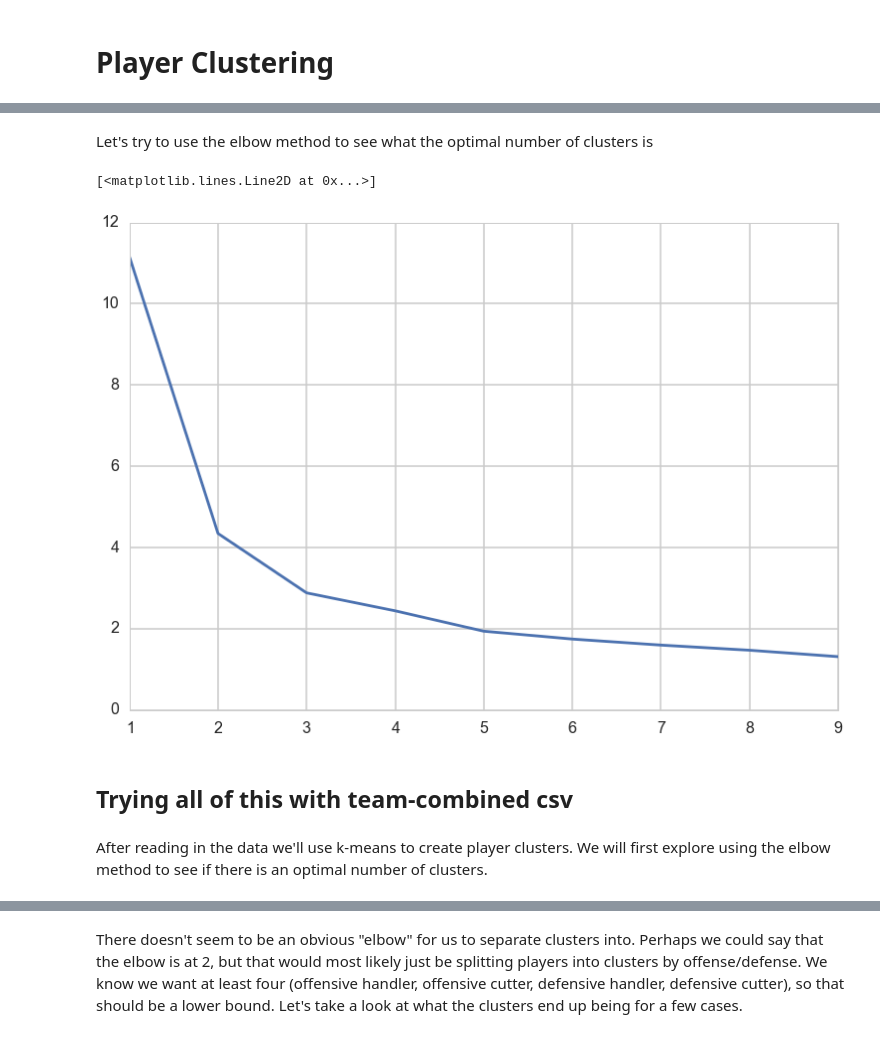
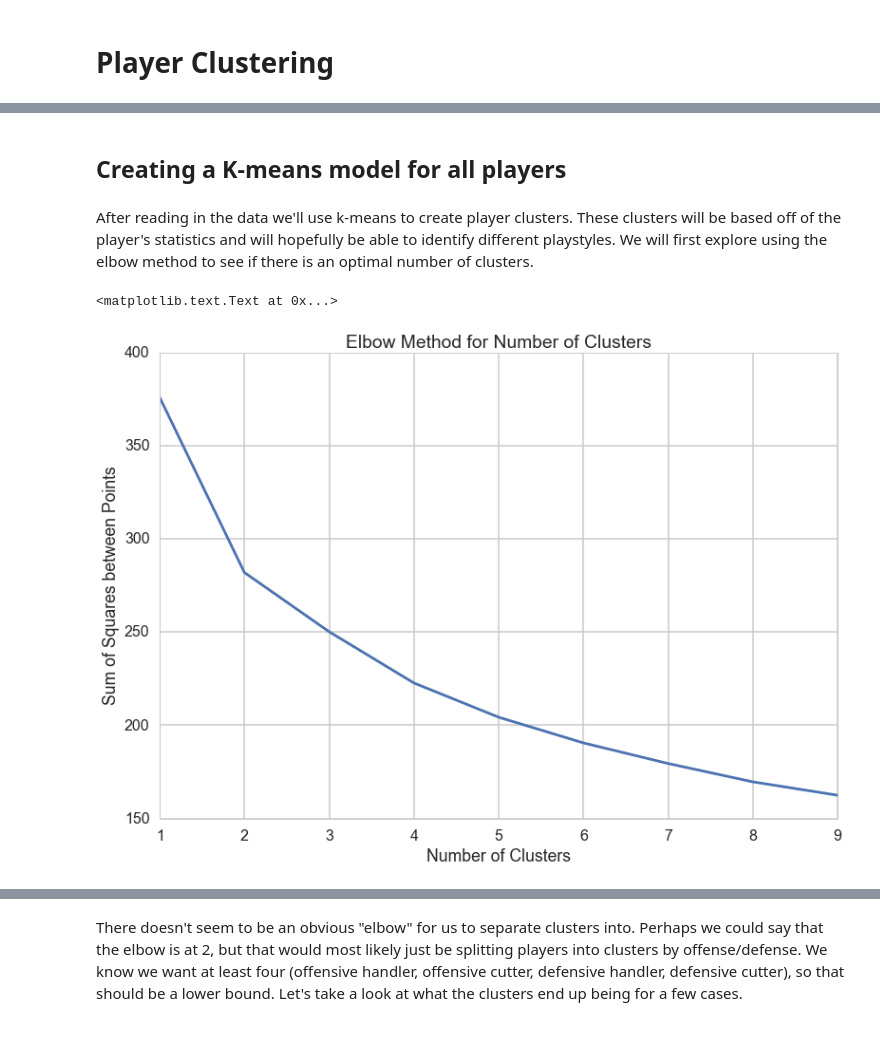
Before and after one commit to karinehsu/cs109-final-project, a Jupyter notebook: MASTER.ipynb, the cells around one changed output, grey strips where cells are left out. Cells and saved outputs as stored; diff of their text form; code cells hidden in the pictures.

```diff
--- a/MASTER.ipynb
+++ b/MASTER.ipynb
@@ -569,7 +530,7 @@ def player_summaries(df):
             for player in players:
                 team_stats[player]["dpoints"] += 1
 
-    summary = pd.DataFrame.from_dict(team_stats, orient="index")
+    summary = pd.DataFrame.from_dict(team_stats, orient="index").sort_values("goals", ascending=False)
     summary = summary[["team", "goals", "assists", "ds", "throwaways", "drops", "opoints", "dpoints"]]
     summary["totalpoints"] = summary["opoints"] + summary["dpoints"]
     summary["pct_opoints"] = summary["opoints"] / [float(x) for x in summary["totalpoints"]]
@@ -593,5 +541,0 @@ We now have the matrix with the preliminary statistics we want to cluster on. Le
-# %%
-cluster_cols = summary_ral[["pct_opoints", "pct_goal", "pct_assist"]]
-model = KMeans(n_clusters=5).fit(cluster_cols.values)
-summary_ral["cluster"] = model.labels_
-summary_ral.groupby("cluster").count()
@@ -616,21 +542,33 @@ summary_ral.groupby("cluster").mean()
-# %% [markdown]
-Let's try to use the elbow method to see what the optimal number of clusters is
+# %% [markdown]
+## Creating a K-means model for all players
+# %%
+combined = pd.read_csv("combined.csv")
+combined = clean_df(combined)
+combined = combined.drop("Unnamed: 0", axis=1)
+# %%
+all_players = player_summaries(combined)
+all_players["goal_percentile"] = [percentileofscore(all_players["pct_goal"], x) / 100.0 for x in all_players["pct_goal"]]
+all_players["assist_percentile"] = [percentileofscore(all_players["pct_assist"], x) / 100.0 for x in all_players["pct_assist"]]
+cluster_cols = all_players[["pct_opoints", "goal_percentile", "assist_percentile"]]
+# %% [markdown]
+After reading in the data we'll use k-means to create player clusters. These clusters will be based off of the player's statistics and will hopefully be able to identify different playstyles. We will first explore using the elbow method to see if there is an optimal number of clusters.
 # %%
 num_clusters = range(1, 10)
 models = [KMeans(n_clusters = x) for x in num_clusters]
 def score_from_model(model):
     predicted = model.fit_predict(cluster_cols.values)
     centroids = [model.cluster_centers_[x] for x in predicted]
     dist_sum = 0
     for i in range(0, len(predicted)):
         dist_sum += euclidean(cluster_cols.values[i], centroids[i])
     return dist_sum
 scores = [score_from_model(model) for model in models]
 scores
 
 plt.plot(num_clusters, scores)
+plt.title("Elbow Method for Number of Clusters")
+plt.xlabel("Number of Clusters")
+plt.ylabel("Sum of Squares between Points")
 # %% [output]
-[<matplotlib.lines.Line2D at 0x...>]
+<matplotlib.text.Text at 0x...>
-[figure, old version]
+[figure, new version]
-# %% [markdown]
-## Trying all of this with team-combined csv
@@ -645,2 +574,0 @@ cluster_cols = all_players[["pct_opoints", "goal_percentile", "assist_percentile
-# %% [markdown]
-After reading in the data we'll use k-means to create player clusters. We will first explore using the elbow method to see if there is an optimal number of clusters.
```
Also changed, not shown: parts of 76 cells of this notebook, 1 other file.
